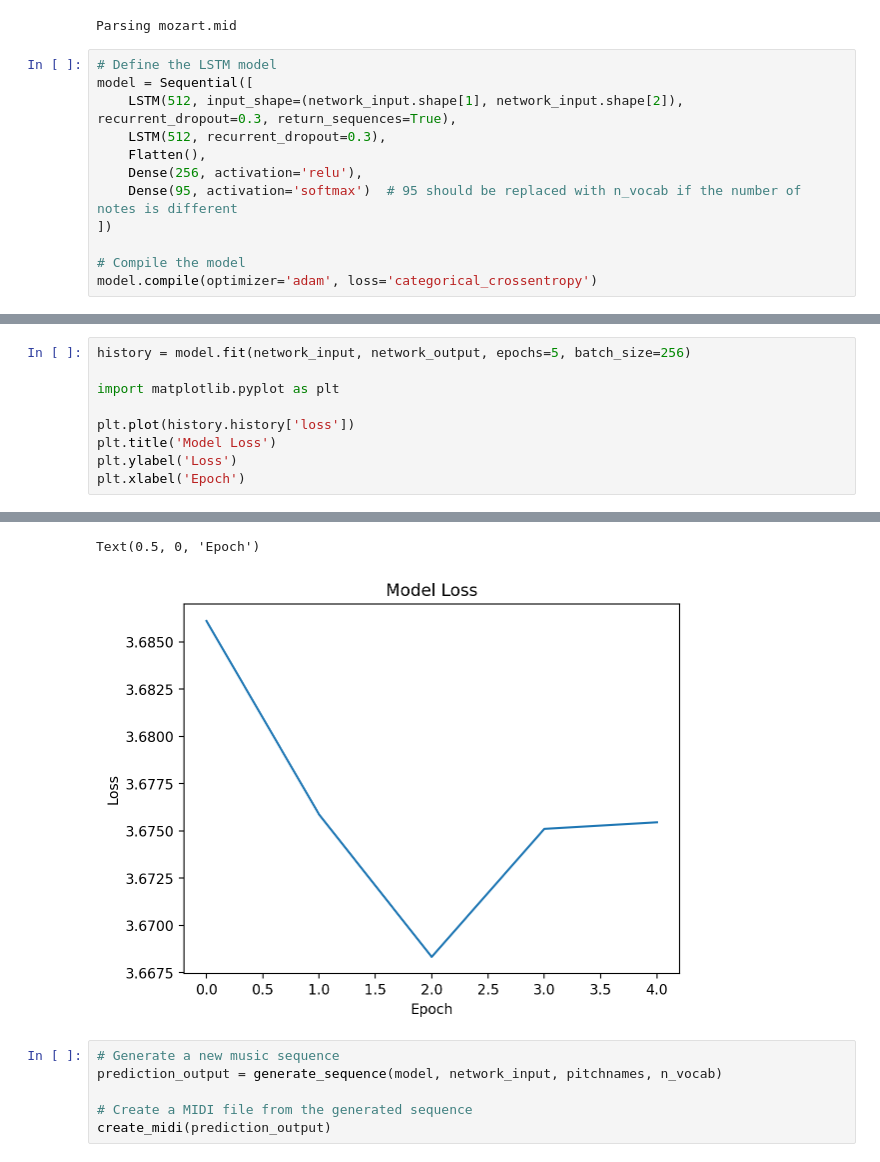
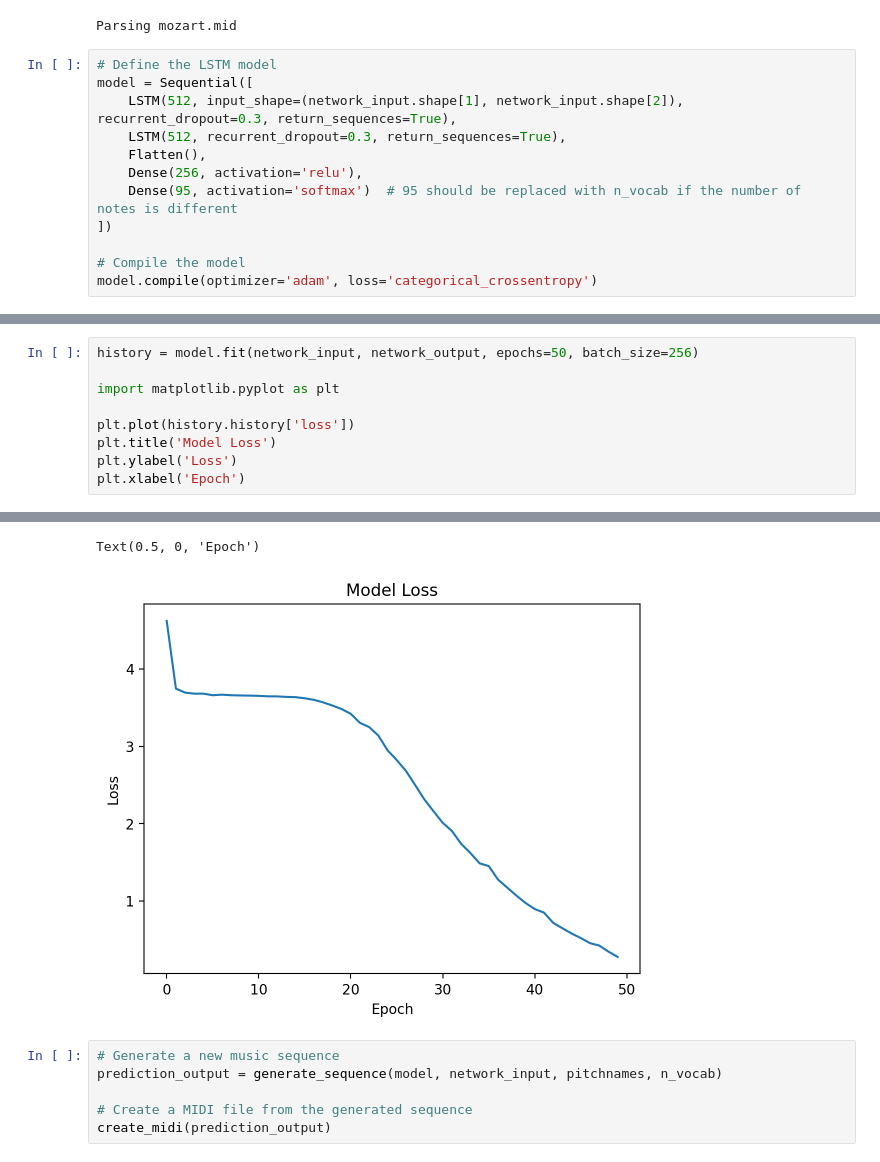
Before and after one commit to yimianxyz/sysen6888, a Jupyter notebook: HW4-jupyter.ipynb, the cells around one changed output, grey strips where cells are left out. Cells and saved outputs as stored; diff of their text form.

```diff
--- a/HW4-jupyter.ipynb
+++ b/HW4-jupyter.ipynb
@@ -118,7 +118,7 @@ Parsing mozart.mid
 # Define the LSTM model
 model = Sequential([
     LSTM(512, input_shape=(network_input.shape[1], network_input.shape[2]), recurrent_dropout=0.3, return_sequences=True),
-    LSTM(512, recurrent_dropout=0.3),
+    LSTM(512, recurrent_dropout=0.3, return_sequences=True),
     Flatten(),
     Dense(256, activation='relu'),
     Dense(95, activation='softmax')  # 95 should be replaced with n_vocab if the number of notes is different
@@ -129,5 +132,5 @@ model.compile(optimizer='adam', loss='categorical_crossentropy')
 # %%
-history = model.fit(network_input, network_output, epochs=5, batch_size=256)
+history = model.fit(network_input, network_output, epochs=50, batch_size=256)
 
 import matplotlib.pyplot as plt
 
@@ -149,5 +159,5 @@ Epoch 5/5
 Text(0.5, 0, 'Epoch')
-[figure, old version]
+[figure, new version]
 # %%
 # Generate a new music sequence
 prediction_output = generate_sequence(model, network_input, pitchnames, n_vocab)
```
Also changed, not shown: parts of 2 cells of this notebook.
